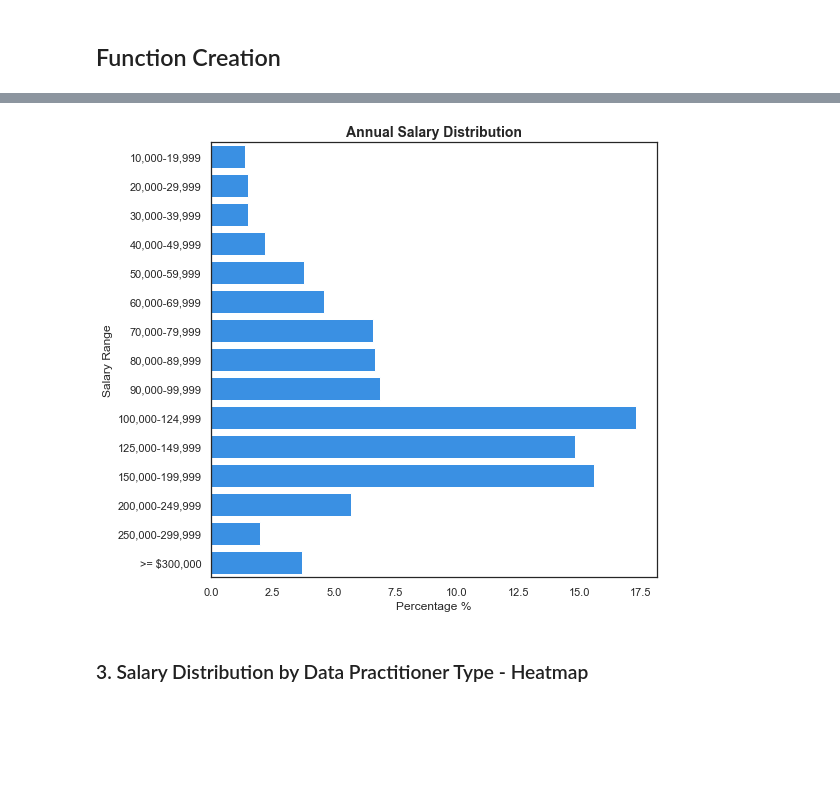
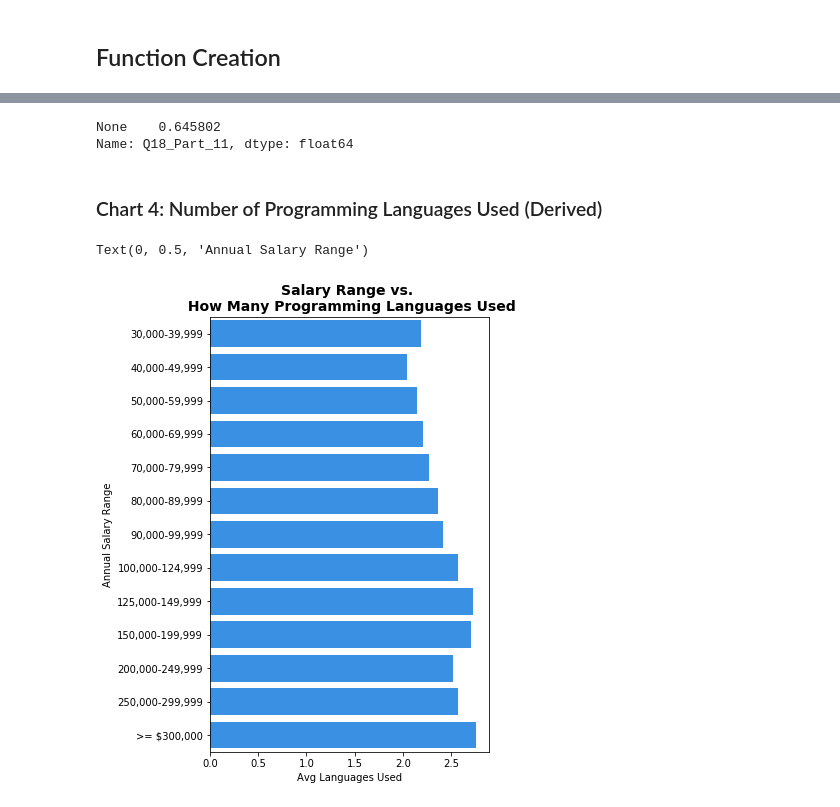
Before and after one commit to noemistatcat/blog_kaggle_survey_2019, a Jupyter notebook: Winning in the Data Science Field.ipynb, the cells around one changed output, grey strips where cells are left out. Saved outputs shown, nothing was run; the diff lists cells and outputs as text; code cells hidden in the pictures; blank space fills up the shorter version.

```diff
--- a/Winning in the Data Science Field.ipynb
+++ b/Winning in the Data Science Field.ipynb
@@ -27,10 +27,11 @@ df = df[~df.Q5.isin(['Student', 'Not employed']) & df.Q5.notnull()]
 # Filter data among residents of the US only
 df = df[df.Q3.isin(['United States of America'])]
 
-# Filter data among annual salary of >10K
-df = df[~df.Q5.isin(['$0-999','1,000-1,999','2,000-2,999','3,000-3,999','4,000-4,999','5,000-7,499','7,500-9,999']) & df.Q5.notnull()]
+# Filter data among annual salary of >=30K
+df = df[~df.Q10.isin(['$0-999','1,000-1,999','2,000-2,999','3,000-3,999','4,000-4,999','5,000-7,499','7,500-9,999','10,000-19,999','20,000-29,999']) & df.Q10.notnull()]
 
 # Recode some of the salary bins
-df.loc[df['Q10'].isin(['10,000-14,999','15,000-19,999']), 'Q10'] = '10,000-19,999'
-df.loc[df['Q10'].isin(['20,000-24,999','25,000-29,999']), 'Q10'] = '20,000-29,999'
 df.loc[df['Q10'].isin(['300,000-500,000','> $500,000']), 'Q10'] = '>= $300,000'
+
+# Shape of the dataframe
+df.shape
@@ -243,9 +273,32 @@ barplots_single_answer('Q5', 'Percentage %', 'Current Data Role', 'Specific Role
+# %%
+# How many do not code at all?
+df['Q18_Part_11'].value_counts()/len(df)*100
+# %% [output]
+None    0.645802
+Name: Q18_Part_11, dtype: float64
+# %% [markdown]
+### Chart 4: Number of Programming Languages Used (Derived)
 # %%
-barplots_single_answer('Q10', 'Percentage %', 'Salary Range', 'Annual Salary Distribution',
-               ['10,000-19,999','20,000-29,999','30,000-39,999','40,000-49,999','50,000-59,999',
-                 '60,000-69,999','70,000-79,999','80,000-89,999','90,000-99,999','100,000-124,999','125,000-149,999',
-                 '150,000-199,999','200,000-249,999', '250,000-299,999','>= $300,000'])
+lang_list = ['Q18_Part_1', 'Q18_Part_2', 'Q18_Part_3', 'Q18_Part_4', 'Q18_Part_5', 'Q18_Part_6', 'Q18_Part_7', 'Q18_Part_8',
+                 'Q18_Part_9', 'Q18_Part_10','Q18_Part_12']
+order_col = ['30,000-39,999','40,000-49,999','50,000-59,999','60,000-69,999','70,000-79,999',
+            '80,000-89,999','90,000-99,999','100,000-124,999','125,000-149,999',
+            '150,000-199,999','200,000-249,999', '250,000-299,999','>= $300,000']
+
+df['Count_Languages'] = df[lang_list].apply(lambda x: x.count(), axis=1)
+
+# Group by salary range, get the average count of programming language used
+table_lang_salary = df[['Count_Languages','Q10']].groupby(['Q10']).mean()
+table_lang_salary = table_lang_salary.reindex(order_col, axis="rows").reset_index()
+
+f, ax = plt.subplots(figsize=(5,8))
+
+ax = sns.barplot(x='Count_Languages', y="Q10",
+                 data=table_lang_salary, color='dodgerblue')
+
+plt.title('Salary Range vs. \n How Many Programming Languages Used', fontsize = 14, fontweight ='bold')
+ax.set_xlabel('Avg Languages Used')
+ax.set_ylabel('Annual Salary Range')
 # %% [output]
+Text(0, 0.5, 'Annual Salary Range')
-[figure, old version]
+[figure, new version]
-# %% [markdown]
-### 3. Salary Distribution by Data Practitioner Type - Heatmap
```
Also changed, not shown: parts of 34 cells of this notebook.
